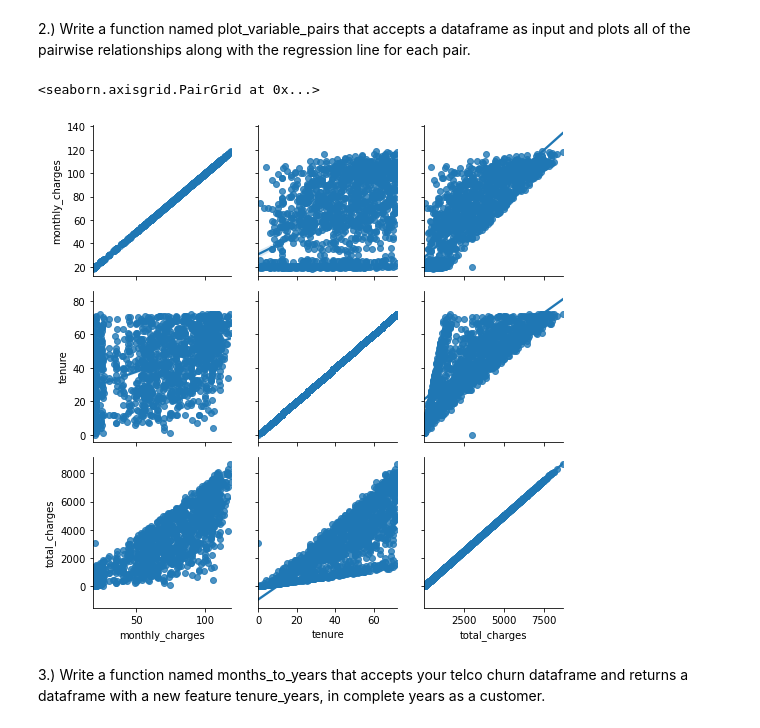
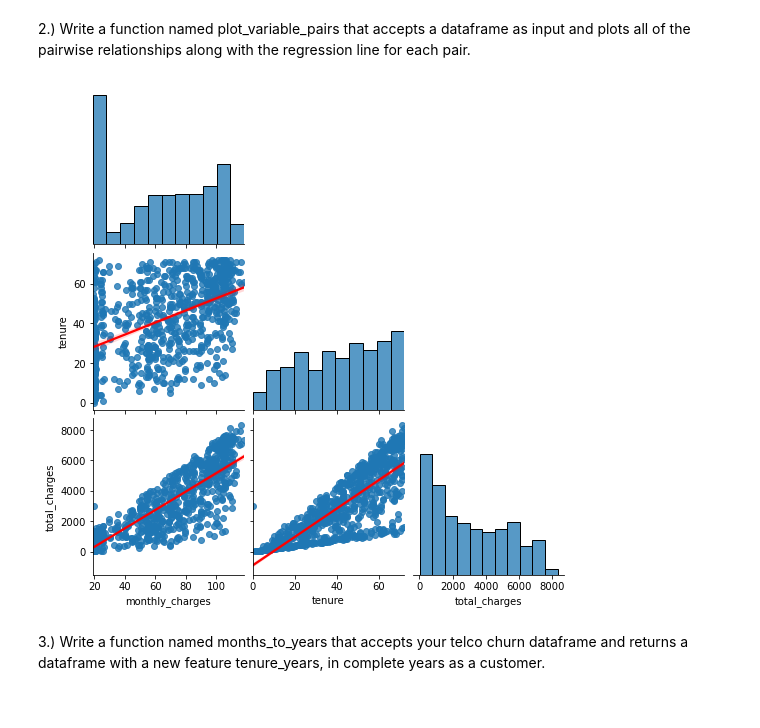
Before and after one commit to annah-vu/regression-exercises, a Jupyter notebook: explore.ipynb, the cells around one changed output. Drawn from its saved outputs; the diff is of its cells as text; code cells hidden in the pictures.

```diff
--- a/explore.ipynb
+++ b/explore.ipynb
@@ -96,6 +97,9 @@ Takeaways for Bivariate Exploration:
 2.) Write a function named plot_variable_pairs that accepts a dataframe as input and plots all of the pairwise relationships along with the regression line for each pair.
 # %%
 from sklearn.model_selection import train_test_split
+# %%
+def plot_variable_pairs(df):
+    sns.pairplot(df, corner = True, kind = 'reg', plot_kws={'line_kws':{'color':'red'}})
 # %%
 def plot_variable_pairs(df):
     '''accepts a dataframe as input
@@ -105,10 +109,9 @@ def plot_variable_pairs(df):
     plot.map(sns.regplot)
     return plot
 # %%
-plot_variable_pairs(df)
+plot_variable_pairs(train)
 # %% [output]
-<seaborn.axisgrid.PairGrid at 0x...>
-[figure, old version]
+[figure, new version]
 # %% [markdown]
 3.) Write a function named months_to_years that accepts your telco churn dataframe and returns a dataframe with a new feature tenure_years, in complete years as a customer.
 # %%
```
Also changed, not shown: parts of 22 cells of this notebook, 1 other file.
